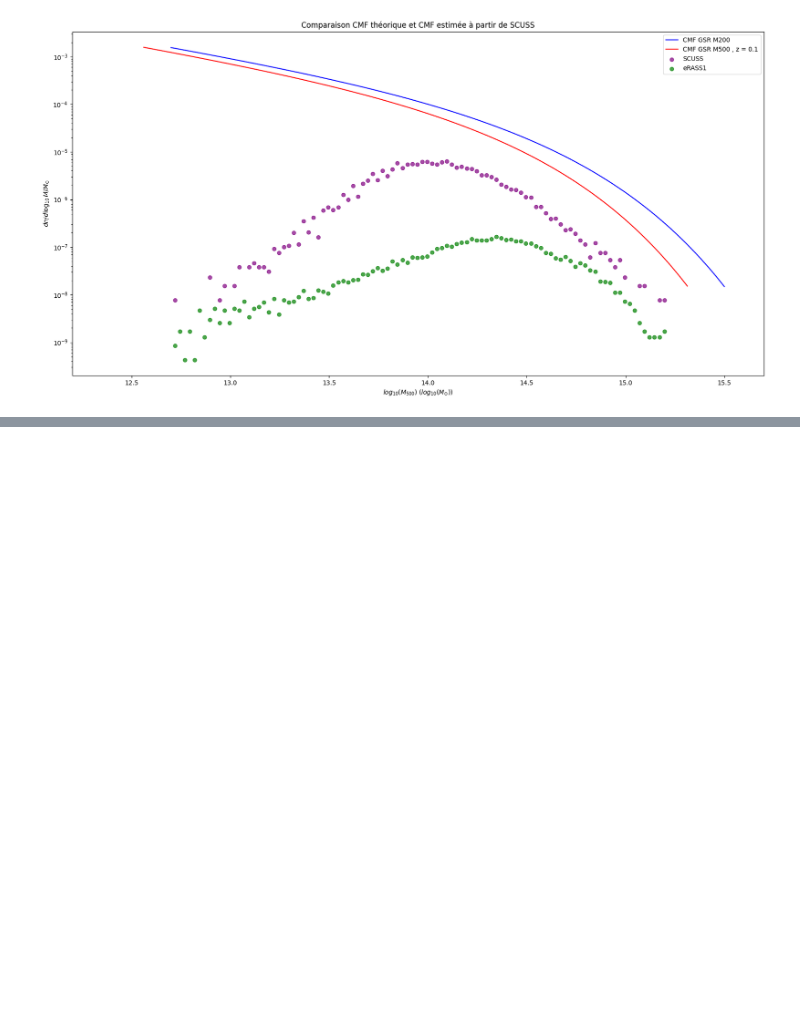
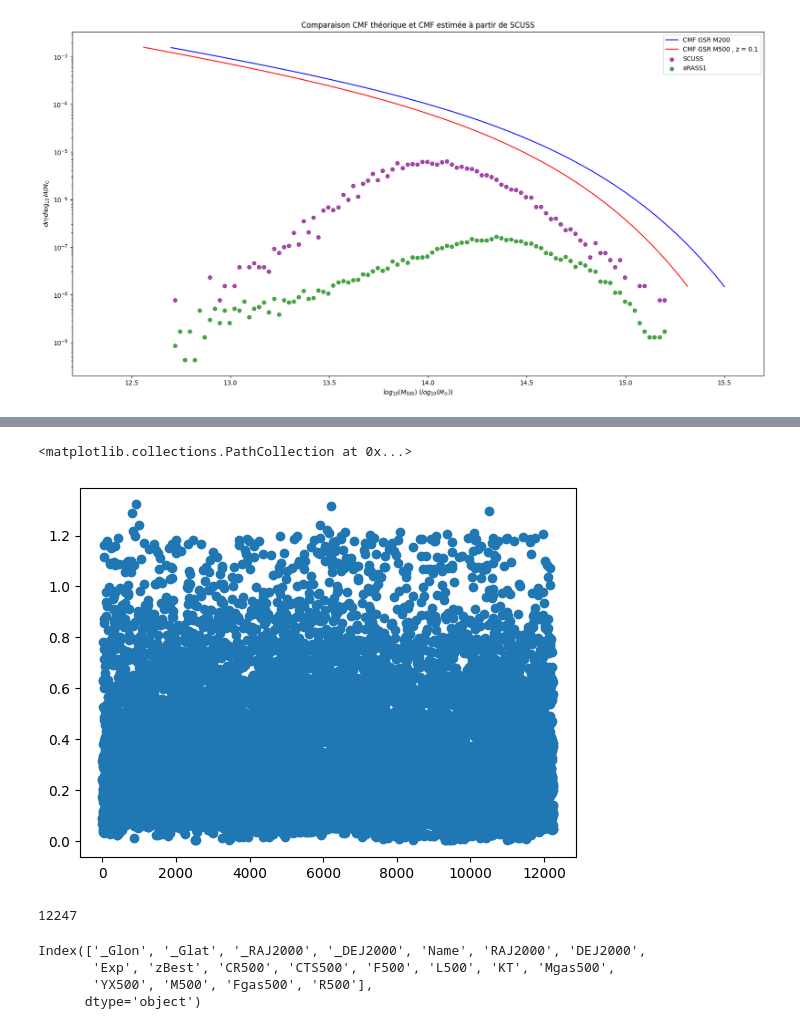
Before and after one commit to EmileD123/M2_Internship_clusters_cross_X_optical, a Jupyter notebook: caracterisation selection effects/test_conversion_MRP_M200_M500.ipynb, the cells around one changed output, grey strips where cells are left out. Drawn from its saved outputs; the diff is of its cells as text; code cells hidden in the pictures; blank space fills up the shorter version.

```diff
--- a/caracterisation selection effects/test_conversion_MRP_M200_M500.ipynb
+++ b/caracterisation selection effects/test_conversion_MRP_M200_M500.ipynb
@@ -300,0 +414,16 @@ plt.legend()
+# %%
+plt.scatter(np.arange(len(z_eRASS1_)),z_eRASS1_)
+# %% [output]
+<matplotlib.collections.PathCollection at 0x...>
+[figure, added]
+# %%
+len(z_eRASS1_)
+# %% [output]
+12247
+# %%
+table_eRASS1.columns
+# %% [output]
+Index(['_Glon', '_Glat', '_RAJ2000', '_DEJ2000', 'Name', 'RAJ2000', 'DEJ2000',
+       'Exp', 'zBest', 'CR500', 'CTS500', 'F500', 'L500', 'KT', 'Mgas500',
+       'YX500', 'M500', 'Fgas500', 'R500'],
+      dtype='object')
```
Also changed, not shown: parts of 15 cells of this notebook, 8 other files.
